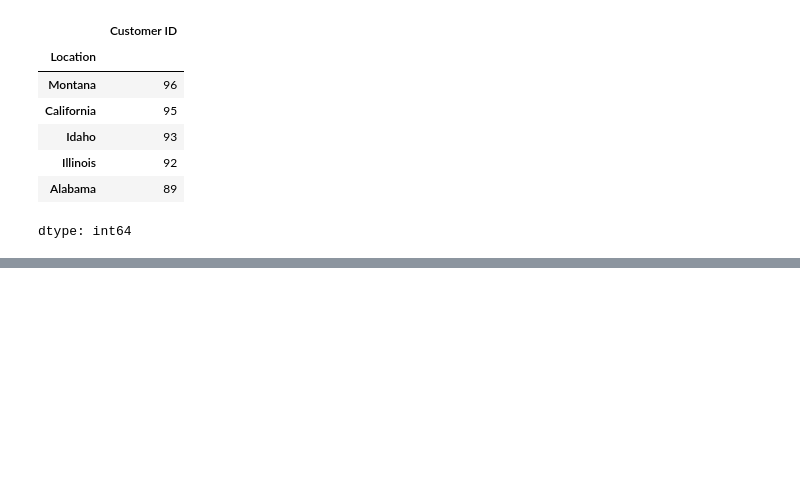
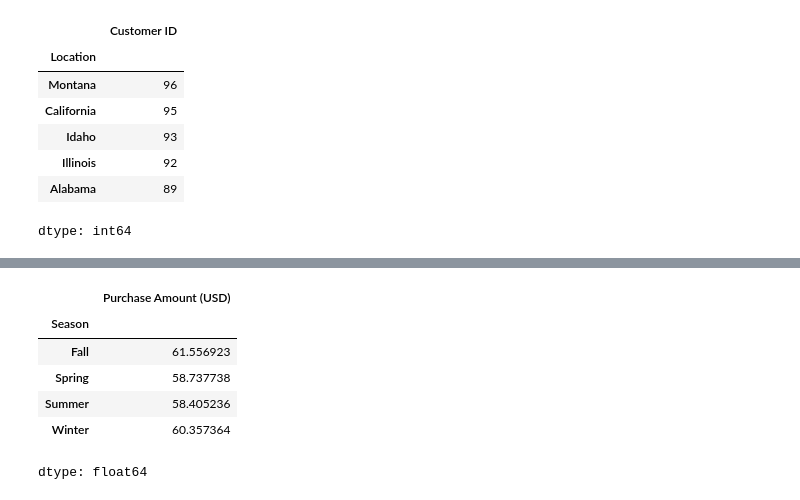
Before and after one commit to mdanushwaran/Shopping_trends_analytics, a Jupyter notebook: Shopping_trends_analytics.ipynb, the cells around one changed output, grey strips where cells are left out. Cells and saved outputs as stored; diff of their text form; code cells hidden in the pictures; blank space fills up the shorter version.

```diff
--- a/Shopping_trends_analytics.ipynb
+++ b/Shopping_trends_analytics.ipynb
@@ -981,0 +992,14 @@ dtype: int64
+# %%
+## What is the average purchase amount by season?
+
+Average_purchase_season = data.groupby('Season')['Purchase Amount (USD)'].mean()
+# %%
+Average_purchase_season
+# %% [output]
+|  | Purchase Amount (USD) |
+| Season |  |
+| Fall | 61.556923 |
+| Spring | 58.737738 |
+| Summer | 58.405236 |
+| Winter | 60.357364 |
+dtype: float64
```
Also changed, not shown: parts of 2 cells of this notebook.
